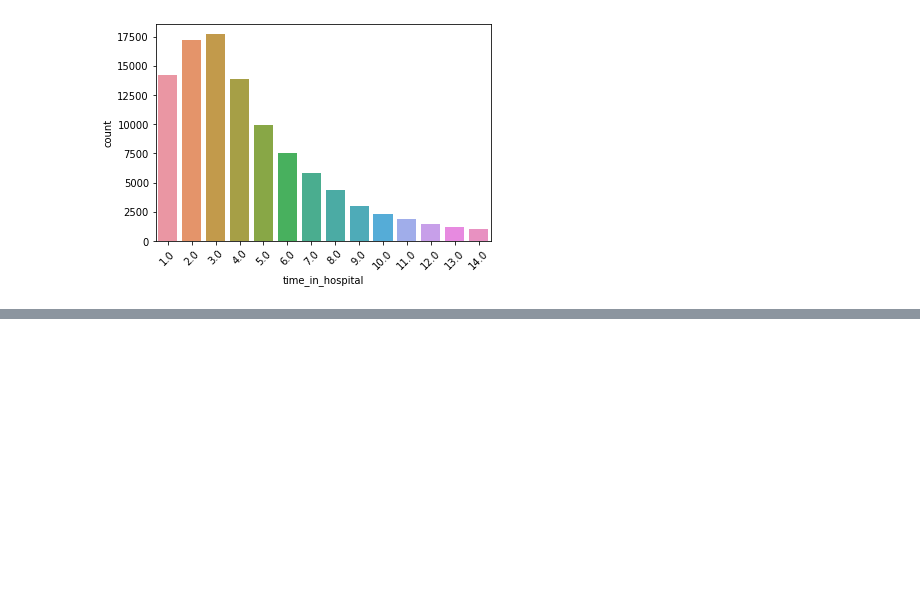
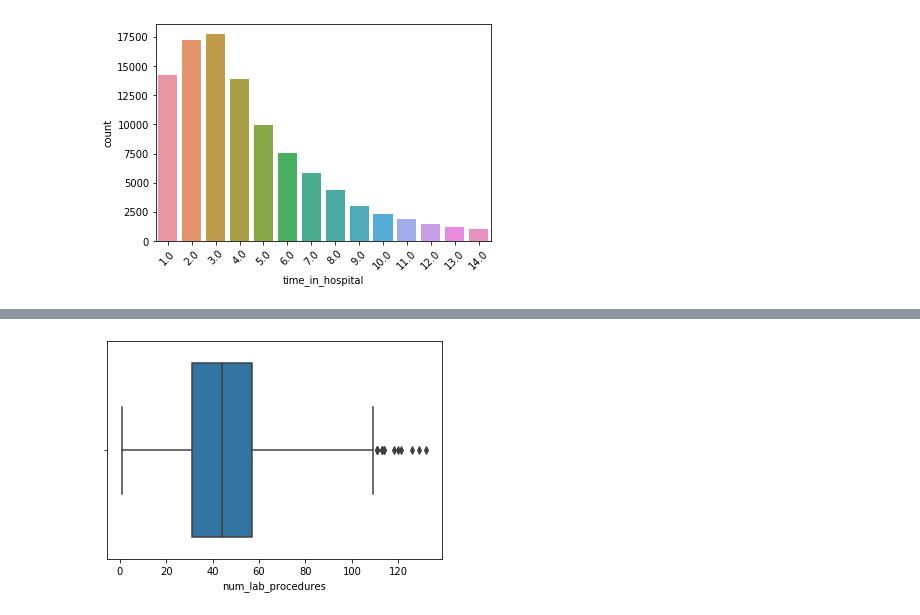
Before and after one commit to thinkful-dsi-axolotl/student_pair_work, a Jupyter notebook: Riley-Andrei/data_clean.ipynb, the cells around one changed output, grey strips where cells are left out. Drawn from its saved outputs; the diff is of its cells as text; code cells hidden in the pictures; blank space fills up the shorter version.

```diff
--- a/Riley-Andrei/data_clean.ipynb
+++ b/Riley-Andrei/data_clean.ipynb
@@ -114,0 +117,5 @@ plt.xticks(rotation=45)
+# %%
+sns.boxplot(df["num_lab_procedures"], whis=2)
+plt.show()
+# %% [output]
+[figure, added]
```
Also changed, not shown: parts of 10 cells of this notebook.
